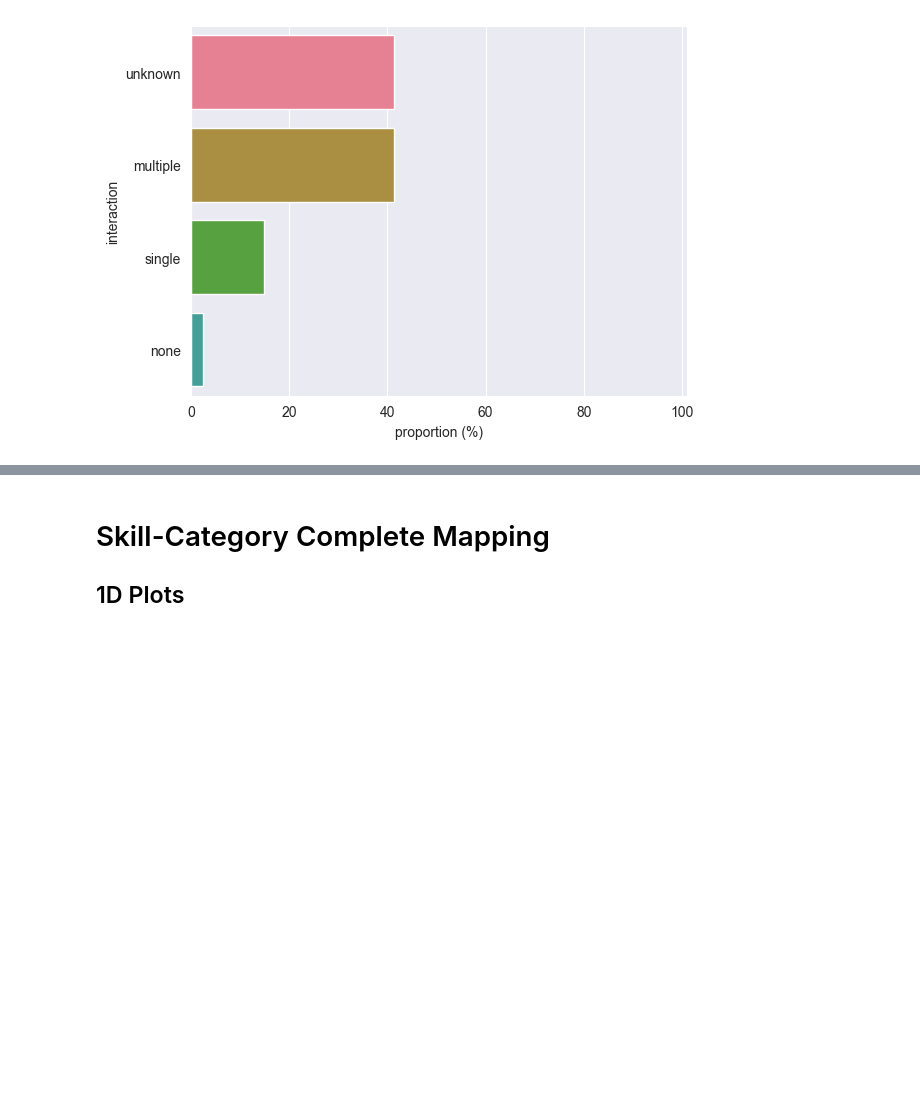
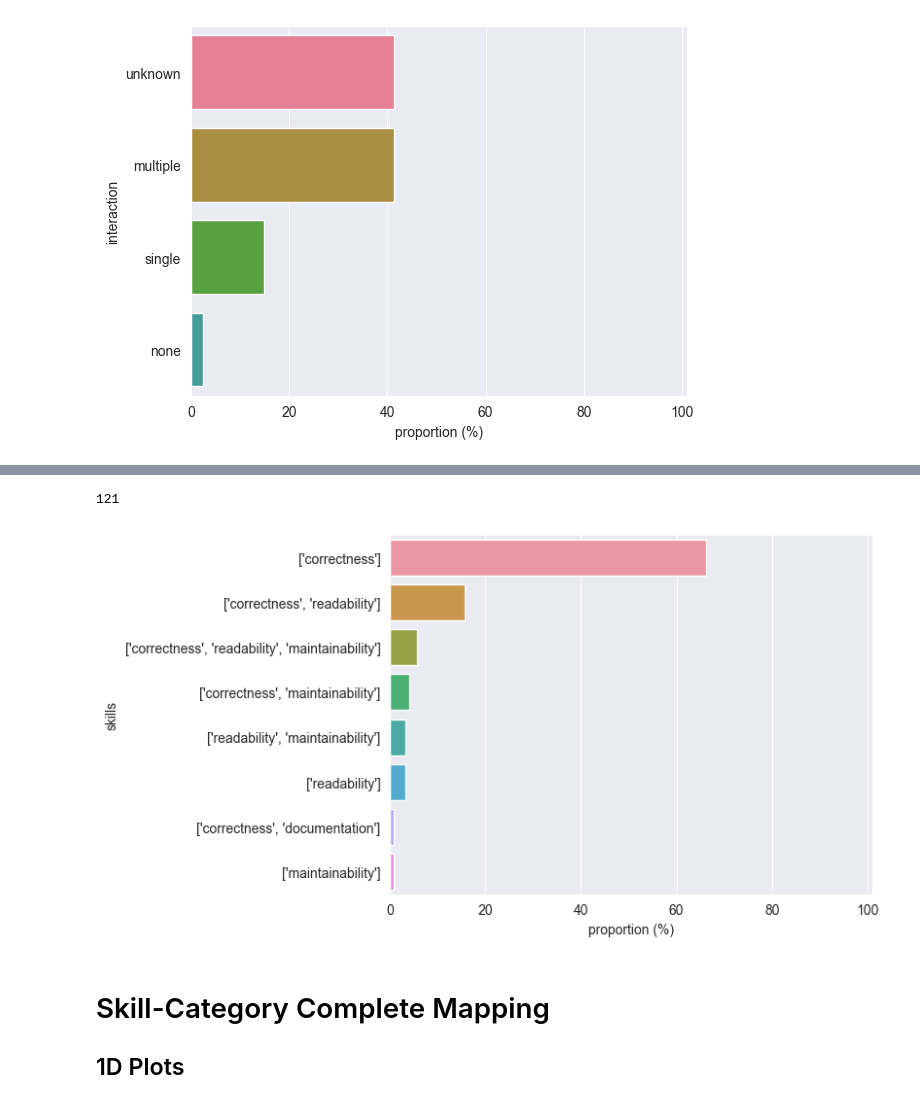
Before and after one commit to m-messer/Automated-Assessment-SLR-Data-Processing, a Jupyter notebook: results.ipynb, the cells around one changed output, grey strips where cells are left out. Drawn from its saved outputs; the diff is of its cells as text; code cells hidden in the pictures; blank space fills up the shorter version.

Commit message:
PHD-128 Added back skills plot

```diff
--- a/results.ipynb
+++ b/results.ipynb
@@ -145,0 +148,7 @@ plt.savefig('plots/interaction.pdf', bbox_inches='tight')
+# %%
+skills = pd.Series([skill for skill in df.skills]).value_counts().reset_index()
+skills.columns = ["skills", 'number']
+
+skills['proportion'] = (skills.number / skills.number.sum()) * 100
+skills.skills = skills.skills.astype(str)
+skills
@@ -146,3 +165,14 @@ plt.savefig('plots/interaction.pdf', bbox_inches='tight')
+# %%
+skills.number.sum()
+# %% [output]
+121
+# %%
+ax_skill = sns.barplot(skills, y='skills', x='proportion')
+ax_skill.set(xlabel = 'proportion (%)')
+plt.xlim([0, 101])
+plt.savefig('plots/skills.pdf', bbox_inches='tight')
+# %% [output]
+[figure, added]
 # %% [markdown]
 # Skill-Category Complete Mapping
 ## 1D Plots
```
Also changed, not shown: parts of 34 cells of this notebook, 10 other files.
